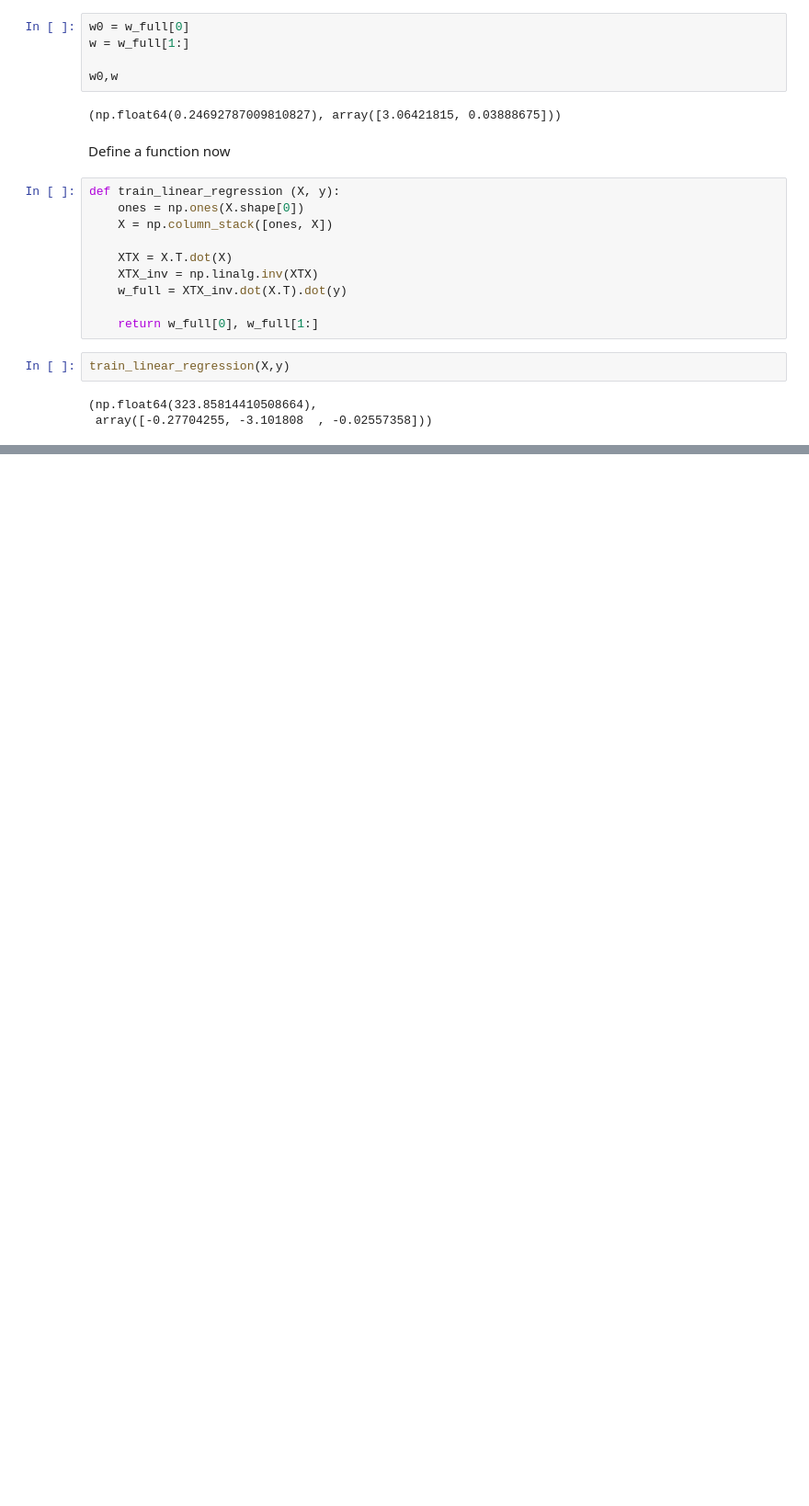
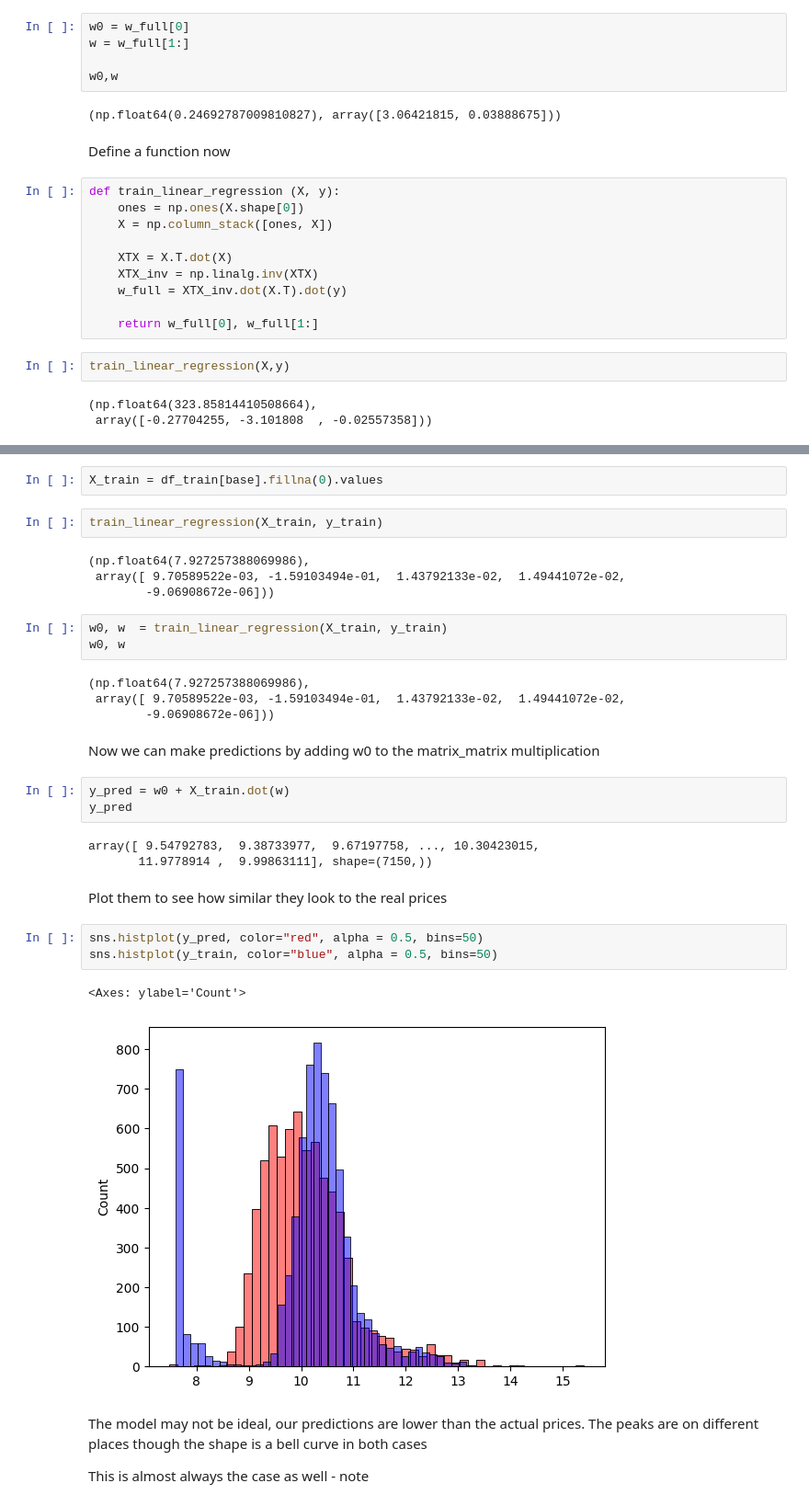
Before and after one commit to Gachaupatrick/machine-learning-zoomcamp-homework-, a Jupyter notebook: 02-Regression/Data-Prep.ipynb, the cells around one changed output, grey strips where cells are left out. Shown at 92% size. Drawn from its saved outputs; the diff is of its cells as text; blank space fills up the shorter version.

Commit message:
First predictions with our model

```diff
--- a/02-Regression/Data-Prep.ipynb
+++ b/02-Regression/Data-Prep.ipynb
@@ -632,0 +721,35 @@ git version 2.53.0
+# %%
+X_train = df_train[base].fillna(0).values
+# %%
+train_linear_regression(X_train, y_train)
+# %% [output]
+(np.float64(7.927257388069986),
+ array([ 9.70589522e-03, -1.59103494e-01,  1.43792133e-02,  1.49441072e-02,
+        -9.06908672e-06]))
+# %%
+w0, w  = train_linear_regression(X_train, y_train)
+w0, w
+# %% [output]
+(np.float64(7.927257388069986),
+ array([ 9.70589522e-03, -1.59103494e-01,  1.43792133e-02,  1.49441072e-02,
+        -9.06908672e-06]))
+# %% [markdown]
+Now we can make predictions by adding w0 to the matrix_matrix multiplication
+# %%
+y_pred = w0 + X_train.dot(w)
+y_pred
+# %% [output]
+array([ 9.54792783,  9.38733977,  9.67197758, ..., 10.30423015,
+       11.9778914 ,  9.99863111], shape=(7150,))
+# %% [markdown]
+Plot them to see how similar they look to the real prices
+# %%
+sns.histplot(y_pred, color="red", alpha = 0.5, bins=50)
+sns.histplot(y_train, color="blue", alpha = 0.5, bins=50)
+# %% [output]
+<Axes: ylabel='Count'>
+[figure, added]
+# %% [markdown]
+The model may not be ideal, our predictions are lower than the actual prices. The peaks are on different places though the shape is a bell curve in both cases
+
+This is almost always the case as well - note
```
Also changed, not shown: parts of 15 cells of this notebook.
